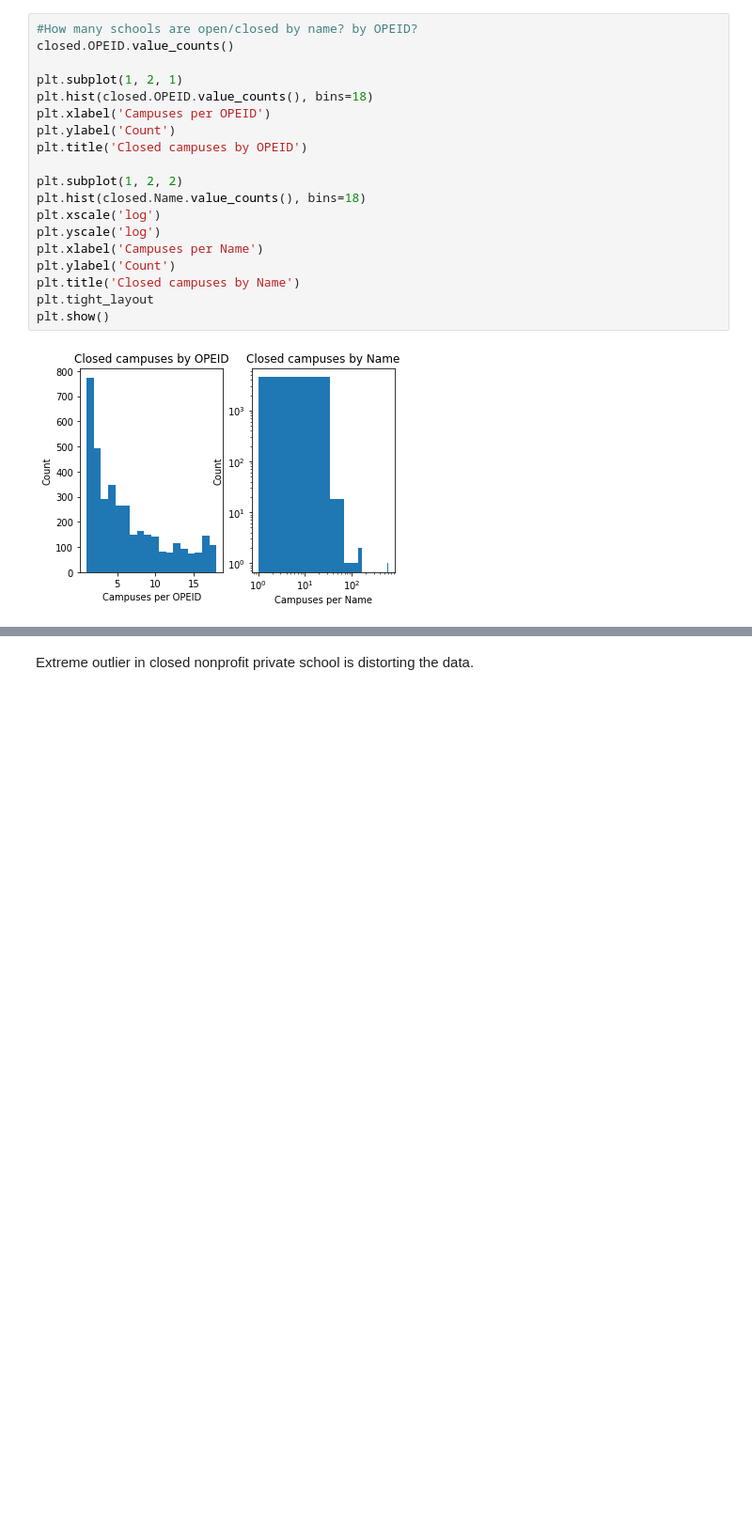
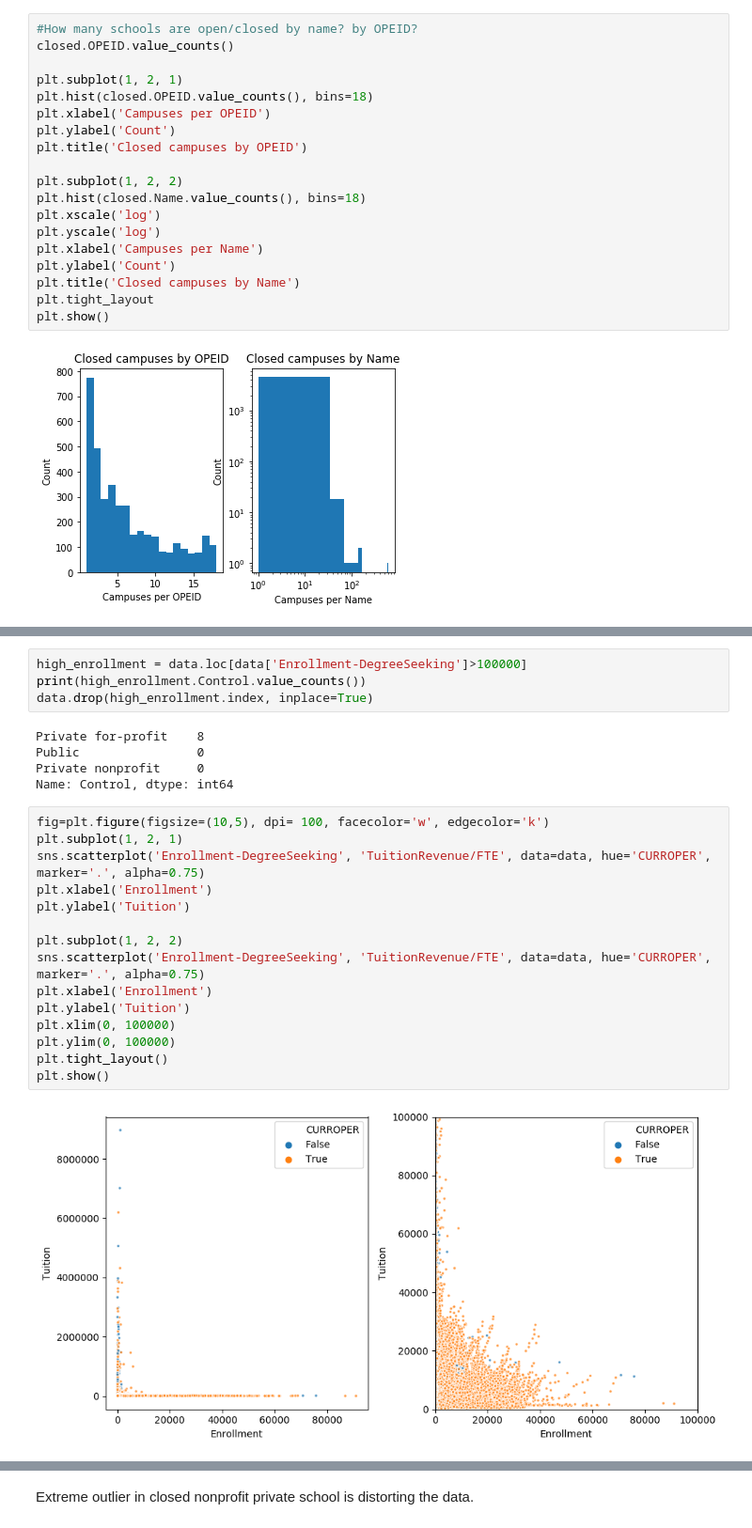
Before and after one commit to kregier/Springboard, a Jupyter notebook: Capstone2/CollegeScorecard-EDA.ipynb, the cells around one changed output, grey strips where cells are left out. Shown at 94% size. Drawn from its saved outputs; the diff is of its cells as text; blank space fills up the shorter version.

```diff
--- a/Capstone2/CollegeScorecard-EDA.ipynb
+++ b/Capstone2/CollegeScorecard-EDA.ipynb
@@ -1111,0 +1156,26 @@ Private for-profit schools can have much higher enrollments than the other two t
+# %%
+high_enrollment = data.loc[data['Enrollment-DegreeSeeking']>100000]
+print(high_enrollment.Control.value_counts())
+data.drop(high_enrollment.index, inplace=True)
+# %% [output]
+Private for-profit    8
+Public                0
+Private nonprofit     0
+Name: Control, dtype: int64
+# %%
+fig=plt.figure(figsize=(10,5), dpi= 100, facecolor='w', edgecolor='k')
+plt.subplot(1, 2, 1)
+sns.scatterplot('Enrollment-DegreeSeeking', 'TuitionRevenue/FTE', data=data, hue='CURROPER', marker='.', alpha=0.75)
+plt.xlabel('Enrollment')
+plt.ylabel('Tuition')
+
+plt.subplot(1, 2, 2)
+sns.scatterplot('Enrollment-DegreeSeeking', 'TuitionRevenue/FTE', data=data, hue='CURROPER', marker='.', alpha=0.75)
+plt.xlabel('Enrollment')
+plt.ylabel('Tuition')
+plt.xlim(0, 100000)
+plt.ylim(0, 100000)
+plt.tight_layout()
+plt.show()
+# %% [output]
+[figure, added]
```
Also changed, not shown: parts of 75 cells of this notebook.
